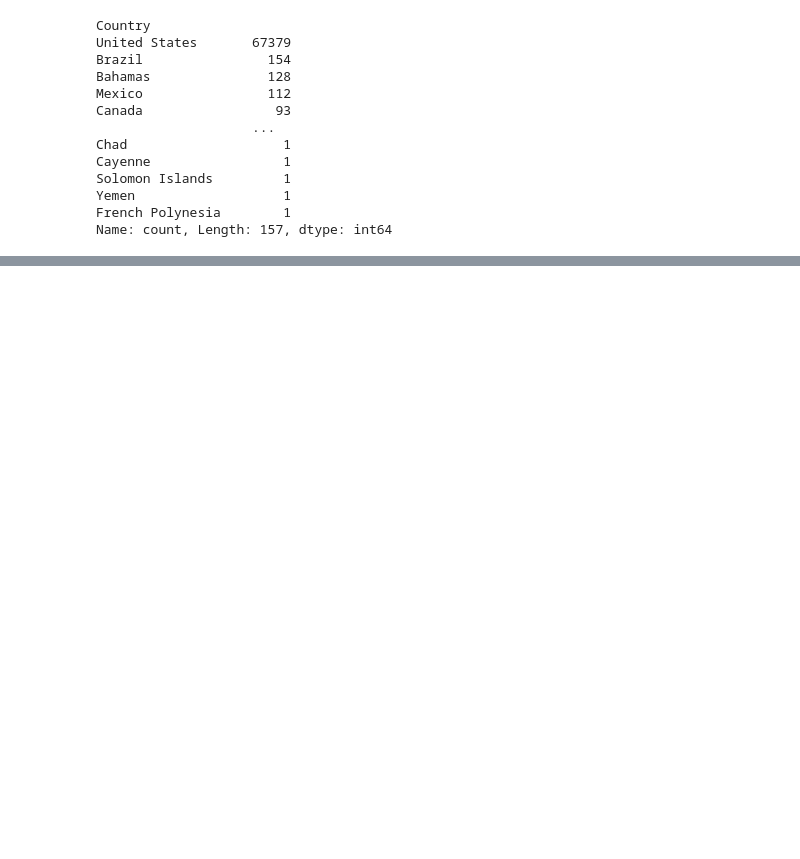
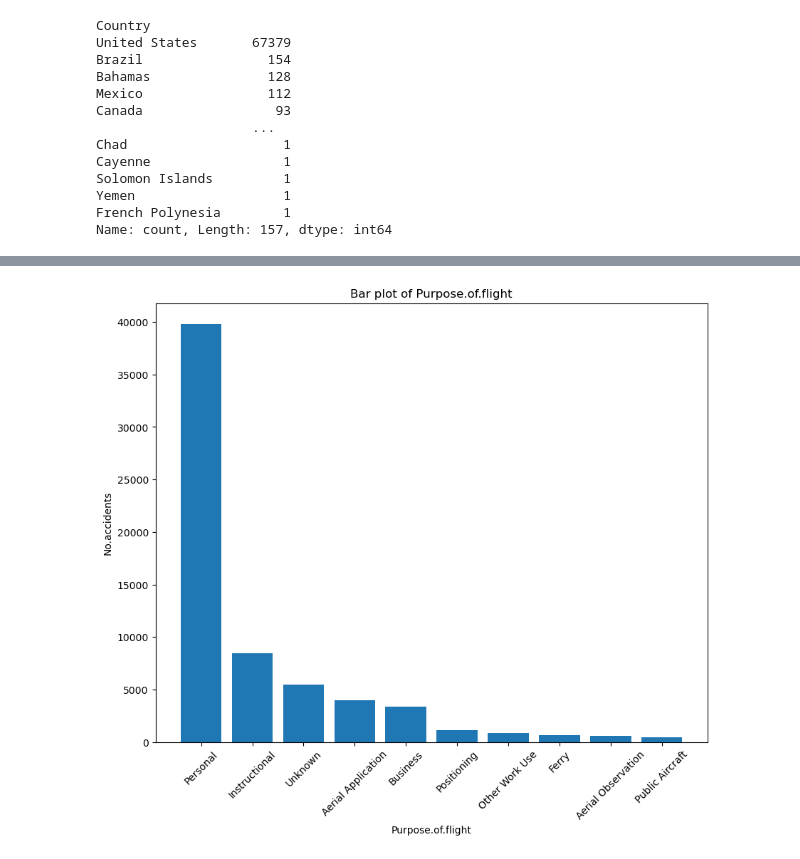
Before and after one commit to T-hoveen/dsc-phase-1-project-v3, a Jupyter notebook: student.ipynb, the cells around one changed output, grey strips where cells are left out. Saved outputs shown, nothing was run; the diff lists cells and outputs as text; code cells hidden in the pictures; blank space fills up the shorter version.

```diff
--- a/student.ipynb
+++ b/student.ipynb
@@ -525,0 +517,21 @@ There seems to be no relationship between the two variables
+# %%
+# "Purpose of flight"
+top_ten_Purpose_flights =Aviation_clean['Purpose.of.flight'].value_counts().sort_values(ascending=False).head(10)
+
+# create a function
+def Bar_plot(dataset,column):
+    plt.figure(figsize=(10,8))
+    plt.bar(x=dataset.index,height=dataset.values)
+    plt.title(f'Bar plot of {column}')
+    plt.ylabel('No.accidents')
+    plt.xlabel(f'{column}')
+    plt.xticks(rotation =45);
+
+
+col ='Purpose.of.flight'
+
+Bar_plot(top_ten_Purpose_flights,col)
+
+# top_ten_Purpose_flights.values
+# %% [output]
+[figure, added]
```
Also changed, not shown: parts of 14 cells of this notebook.
